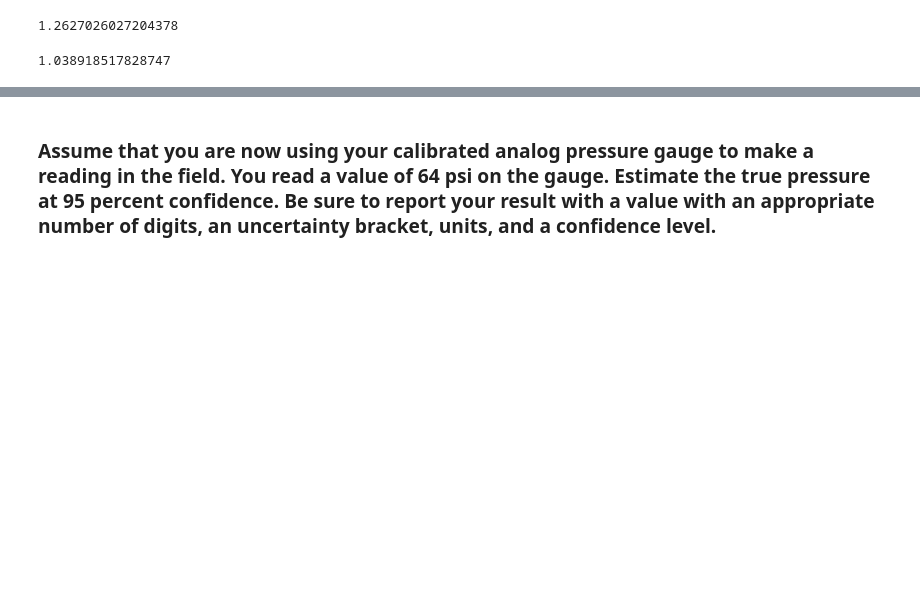
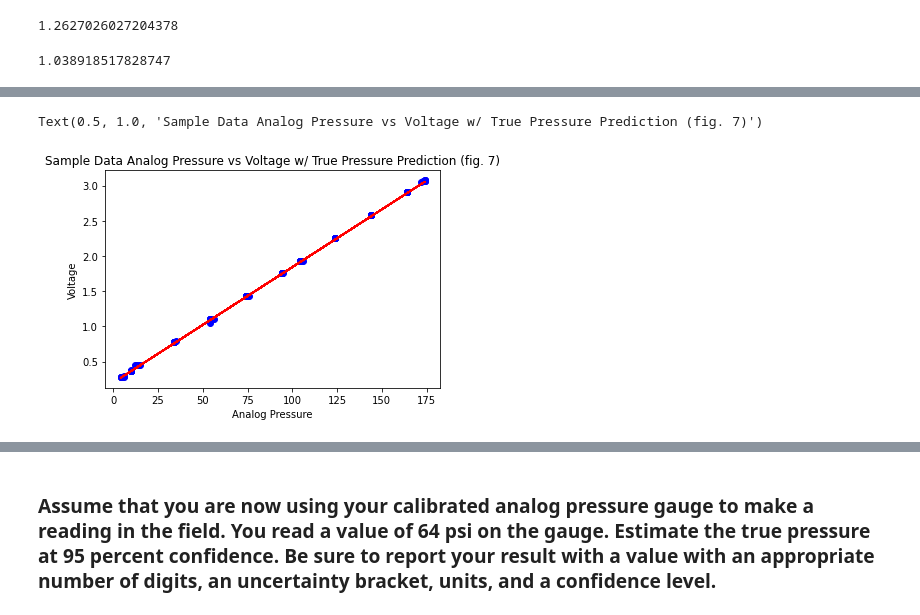
Before and after one commit to TeaOfTheSea/InstrumentCalibrationGit, a Jupyter notebook: InstrumentCalibration-Project.ipynb, the cells around one changed output, grey strips where cells are left out. Cells and saved outputs as stored; diff of their text form; code cells hidden in the pictures; blank space fills up the shorter version.

```diff
--- a/InstrumentCalibration-Project.ipynb
+++ b/InstrumentCalibration-Project.ipynb
@@ -354,0 +349,4 @@ We will move forward using the Analog Pressure Prediction Model.
+# %%
+sampleData = sensorData.sample(100)
+sampleData.head()
+sampleData.drop(columns=['tpvPrediction', 'apvPrediction', 'truePressureError', 'analogPressureError', 'tpvPredictionOffset', 'truePressureOffsetError'])
@@ -354,0 +367,28 @@ We will move forward using the Analog Pressure Prediction Model.
+# %%
+tpvr = np.corrcoef(sampleData['truePressure'], sampleData['voltage'])[0,1] #True Pressure Voltage Correlation Coefficient
+apvr = np.corrcoef(sampleData['analogPressure'], sampleData['voltage'])[0,1] #Analogue Pressure Voltage Correlation Coefficient
+
+#slope and intercept of True Pressure Voltage in Original Units
+tpvSlopeOU = (tpvr*np.std(sampleData['voltage']))/(np.std(sampleData['truePressure']))
+tpvInterOU = np.mean(sampleData['voltage']) - (tpvSlopeOU*np.mean(sampleData['truePressure']))
+
+#same but of True Pressure and Analog Pressure
+apvSlopeOU = (apvr*np.std(sampleData['voltage']))/(np.std(sampleData['analogPressure']))
+apvInterOU = np.mean(sampleData['voltage']) - (apvSlopeOU*np.mean(sampleData['analogPressure']))
+
+#Predictions for voltage using both models at analog data points
+sampleData['tpvPrediction']= tpvSlopeOU * sampleData['analogPressure'] + tpvInterOU
+sampleData['apvPrediction']= apvSlopeOU * sampleData['analogPressure'] + apvInterOU
+
+#A third prediction using true pressure correlation but the analog pressure intercept.
+#This may yield better results if the analog pressure readings are generall off by some constant, since the true pressure data seems to be more consistent.
+sampleData['tpvPredictionOffset']= tpvSlopeOU * sampleData['analogPressure'] + apvInterOU
+# %%
+plt.scatter('analogPressure', 'voltage', data=sampleData, color='blue')
+plt.plot('analogPressure', 'tpvPrediction', data=sampleData, color='red')
+plt.ylabel('Voltage')
+plt.xlabel('Analog Pressure')
+plt.title('Sample Data Analog Pressure vs Voltage w/ True Pressure Prediction (fig. 7)')
+# %% [output]
+Text(0.5, 1.0, 'Sample Data Analog Pressure vs Voltage w/ True Pressure Prediction (fig. 7)')
+[figure, added]
```
Also changed, not shown: parts of 9 cells of this notebook.
